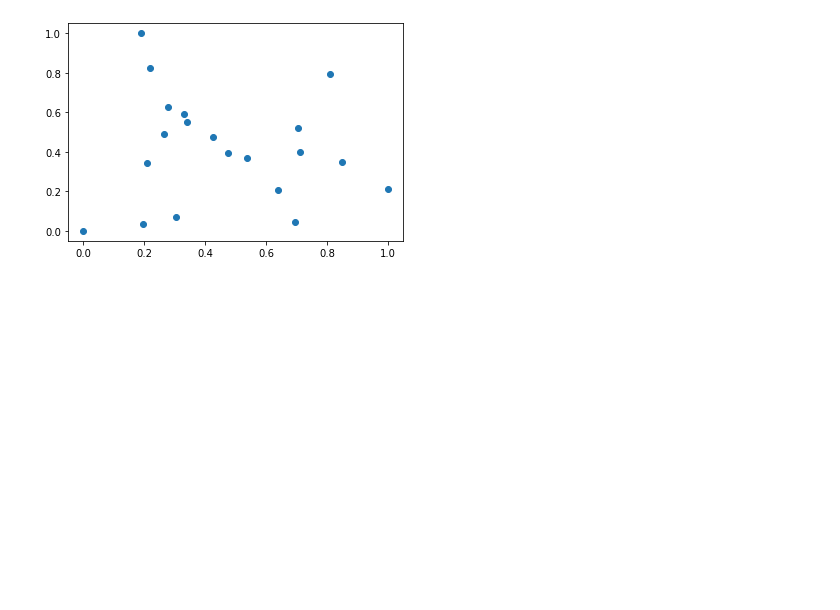
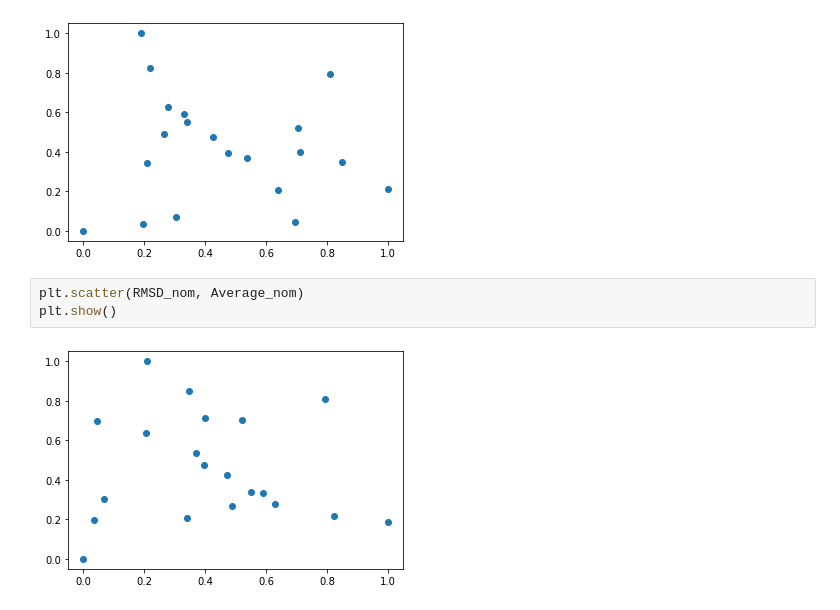
Before and after one commit to Unidad-Robotica-Dlab/molecular_dynamic, a Jupyter notebook: Codes/knn_alvaro.ipynb, the cells around one changed output. Saved outputs shown, nothing was run; the diff lists cells and outputs as text; blank space fills up the shorter version.

```diff
--- a/Codes/knn_alvaro.ipynb
+++ b/Codes/knn_alvaro.ipynb
@@ -132,3 +132,8 @@ plt.scatter(Average_nom, RMSD_nom)
 plt.show()
 # %% [output]
 [figure]
+# %%
+plt.scatter(RMSD_nom, Average_nom)
+plt.show()
+# %% [output]
+[figure, added]
```
Also changed, not shown: parts of 9 cells of this notebook.
